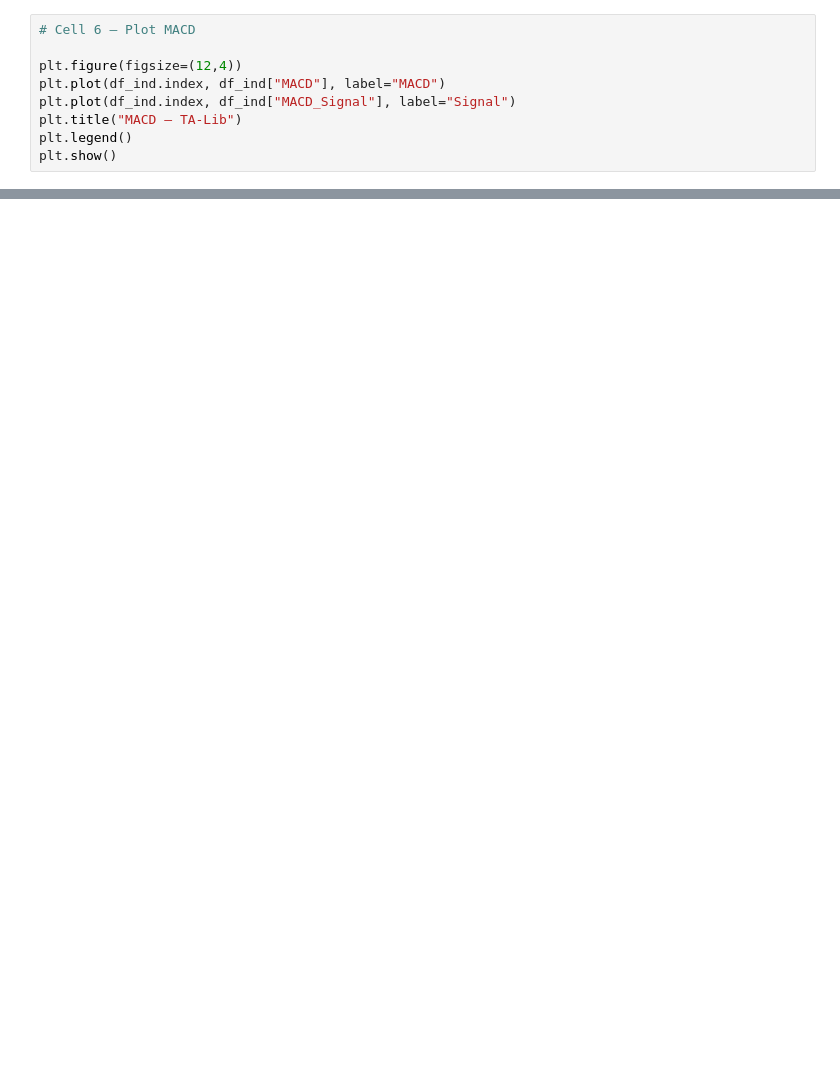
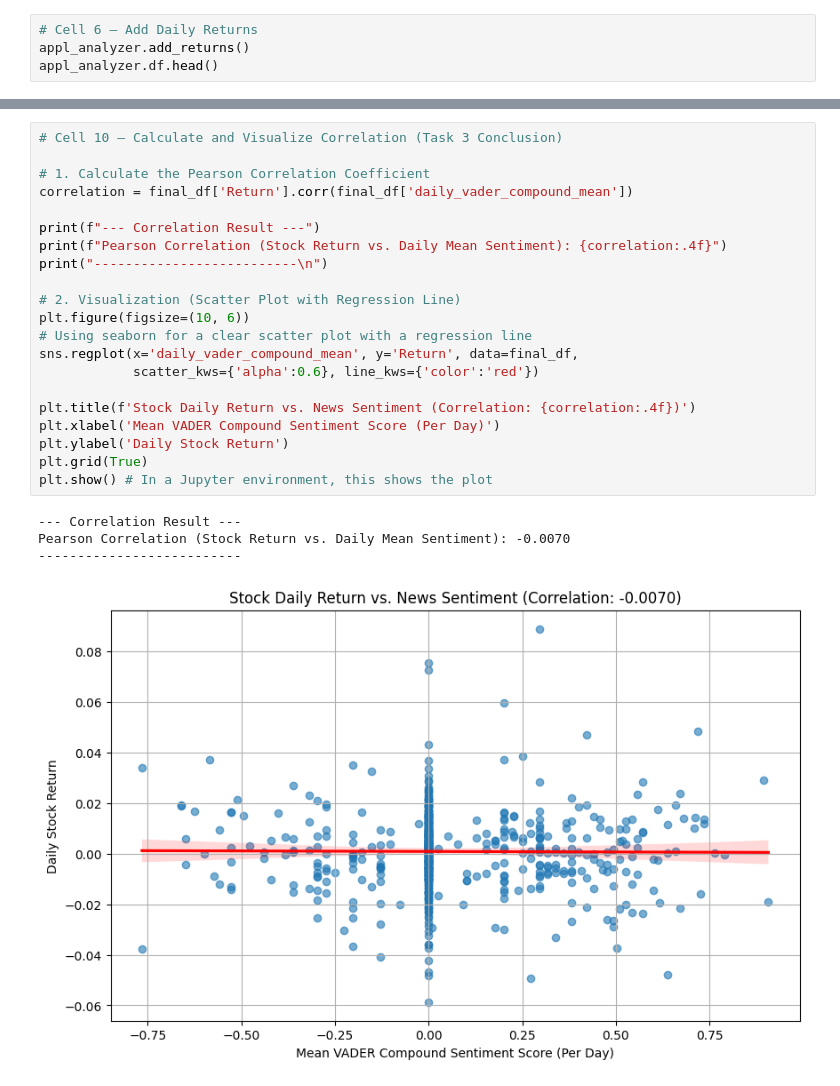
Before and after one commit to rufta-g20/week1-news-sentiment, a Jupyter notebook: notebooks/task2_finance.ipynb, the cells around one changed output, grey strips where cells are left out. Cells and saved outputs as stored; diff of their text form; blank space fills up the shorter version.

Commit message:
Improved for better modularity and faster results

```diff
--- a/notebooks/task2_finance.ipynb
+++ b/notebooks/task2_finance.ipynb
@@ -76,10 +77,5 @@ plt.show()
 # %%
-# Cell 6 — Plot MACD
-
-plt.figure(figsize=(12,4))
-plt.plot(df_ind.index, df_ind["MACD"], label="MACD")
-plt.plot(df_ind.index, df_ind["MACD_Signal"], label="Signal")
-plt.title("MACD — TA-Lib")
-plt.legend()
-plt.show()
+# Cell 6 — Add Daily Returns
+appl_analyzer.add_returns()
+appl_analyzer.df.head()
 # %% [output]
@@ -124,0 +202,26 @@ Sharpe Ratio (Annualized): 0.5129078892457614
+# %%
+# Cell 10 — Calculate and Visualize Correlation (Task 3 Conclusion)
+
+# 1. Calculate the Pearson Correlation Coefficient
+correlation = final_df['Return'].corr(final_df['daily_vader_compound_mean'])
+
+print(f"--- Correlation Result ---")
+print(f"Pearson Correlation (Stock Return vs. Daily Mean Sentiment): {correlation:.4f}")
+print("--------------------------\n")
+
+# 2. Visualization (Scatter Plot with Regression Line)
+plt.figure(figsize=(10, 6))
+# Using seaborn for a clear scatter plot with a regression line
+sns.regplot(x='daily_vader_compound_mean', y='Return', data=final_df,
+            scatter_kws={'alpha':0.6}, line_kws={'color':'red'})
+
+plt.title(f'Stock Daily Return vs. News Sentiment (Correlation: {correlation:.4f})')
+plt.xlabel('Mean VADER Compound Sentiment Score (Per Day)')
+plt.ylabel('Daily Stock Return')
+plt.grid(True)
+plt.show() # In a Jupyter environment, this shows the plot
+# %% [output]
+--- Correlation Result ---
+Pearson Correlation (Stock Return vs. Daily Mean Sentiment): -0.0070
+--------------------------
+[figure, added]
```
Also changed, not shown: parts of 10 cells of this notebook, 7 other files.
